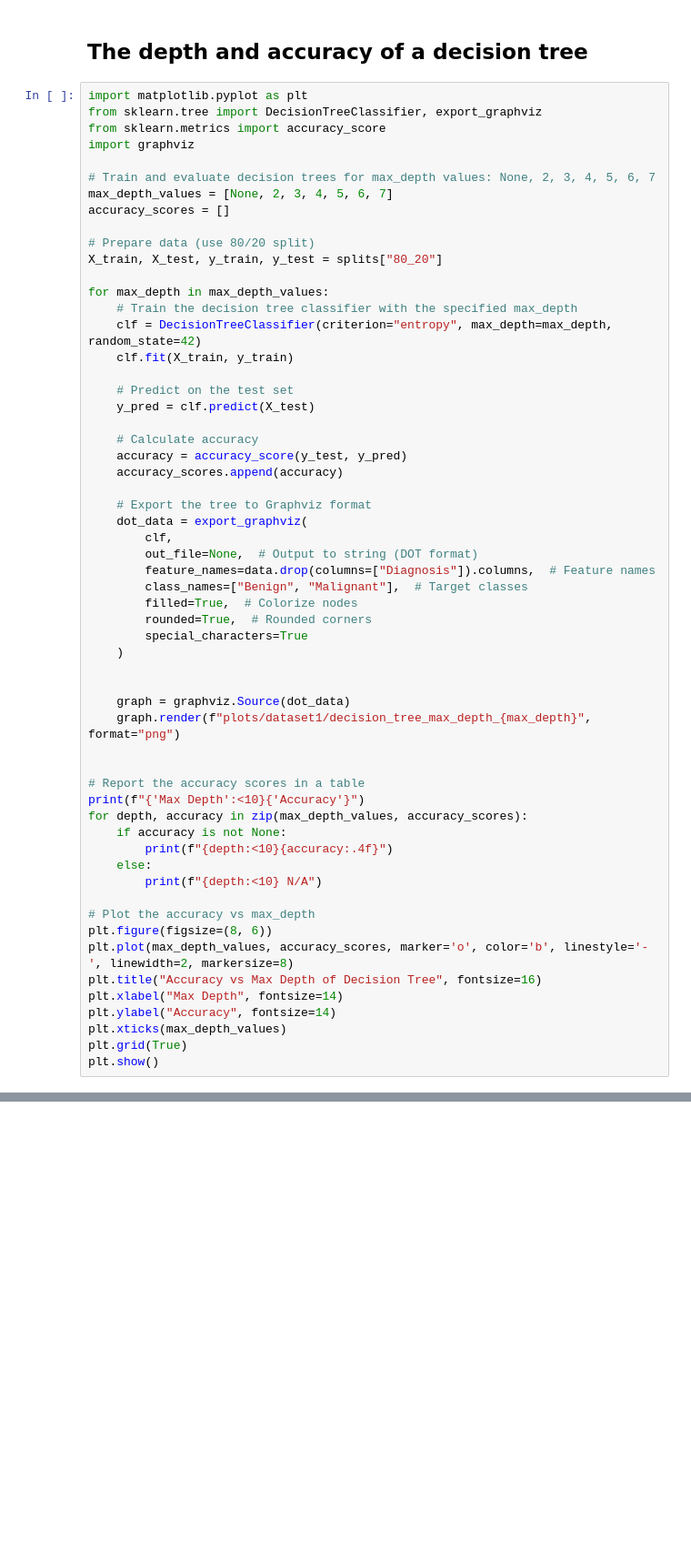
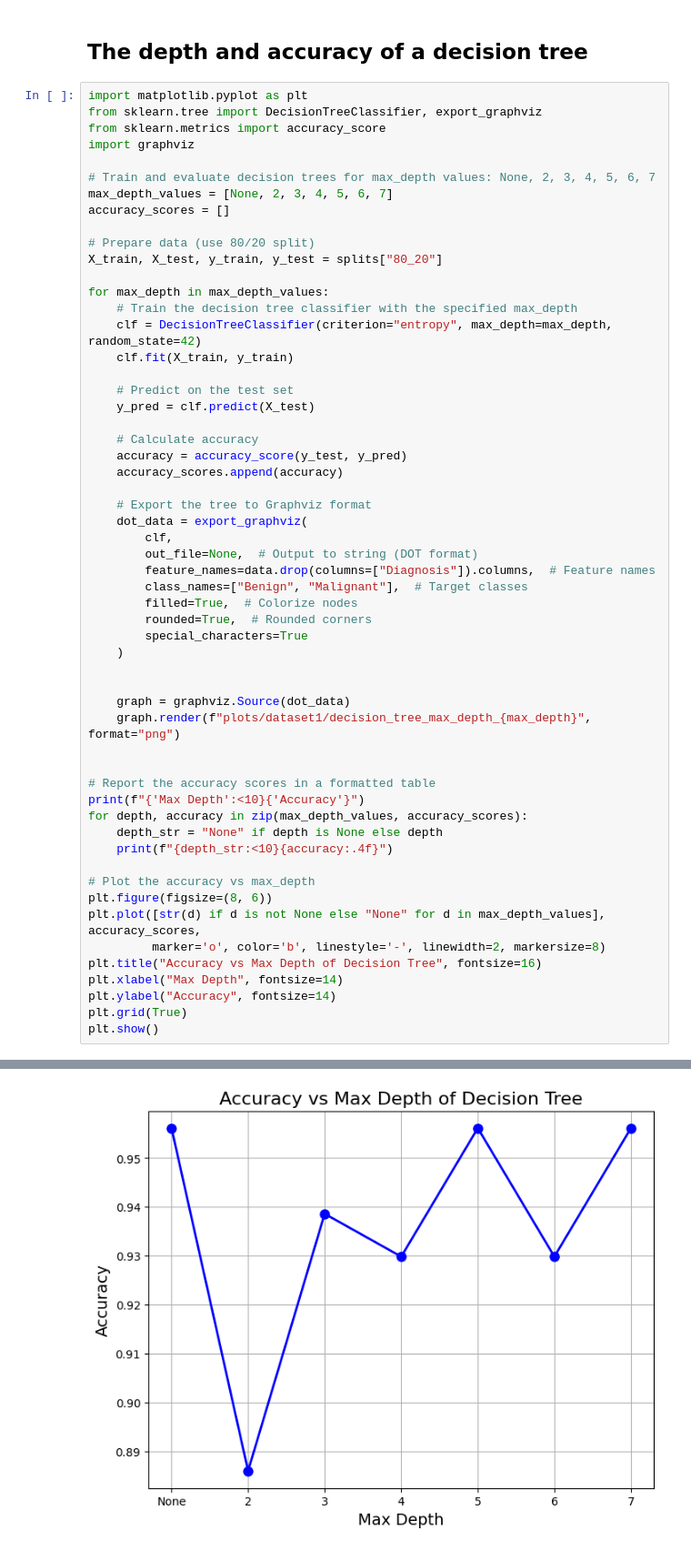
Before and after one commit to phuotato/Decision-Tree-AI-Project, a Jupyter notebook: decision_tree_classifier.ipynb, the cells around one changed output, grey strips where cells are left out. Shown: that part at 91% size. Drawn from its saved outputs; the diff is of its cells as text; blank space fills up the shorter version.

```diff
--- a/decision_tree_classifier.ipynb
+++ b/decision_tree_classifier.ipynb
@@ -276,21 +276,19 @@ for max_depth in max_depth_values:
     graph.render(f"plots/dataset1/decision_tree_max_depth_{max_depth}", format="png")
 
 
-# Report the accuracy scores in a table
+# Report the accuracy scores in a formatted table
 print(f"{'Max Depth':<10}{'Accuracy'}")
 for depth, accuracy in zip(max_depth_values, accuracy_scores):
-    if accuracy is not None:
-        print(f"{depth:<10}{accuracy:.4f}")
-    else:
-        print(f"{depth:<10} N/A")
+    depth_str = "None" if depth is None else depth
+    print(f"{depth_str:<10}{accuracy:.4f}")
 
 # Plot the accuracy vs max_depth
 plt.figure(figsize=(8, 6))
-plt.plot(max_depth_values, accuracy_scores, marker='o', color='b', linestyle='-', linewidth=2, markersize=8)
+plt.plot([str(d) if d is not None else "None" for d in max_depth_values], accuracy_scores,
+         marker='o', color='b', linestyle='-', linewidth=2, markersize=8)
 plt.title("Accuracy vs Max Depth of Decision Tree", fontsize=16)
 plt.xlabel("Max Depth", fontsize=14)
 plt.ylabel("Accuracy", fontsize=14)
-plt.xticks(max_depth_values)
 plt.grid(True)
 plt.show()
 # %% [output]
@@ -298,0 +303 @@ TypeError: unsupported format string passed to NoneType.__format__
+[figure, added]
```
Also changed, not shown: parts of 1 cell of this notebook.
